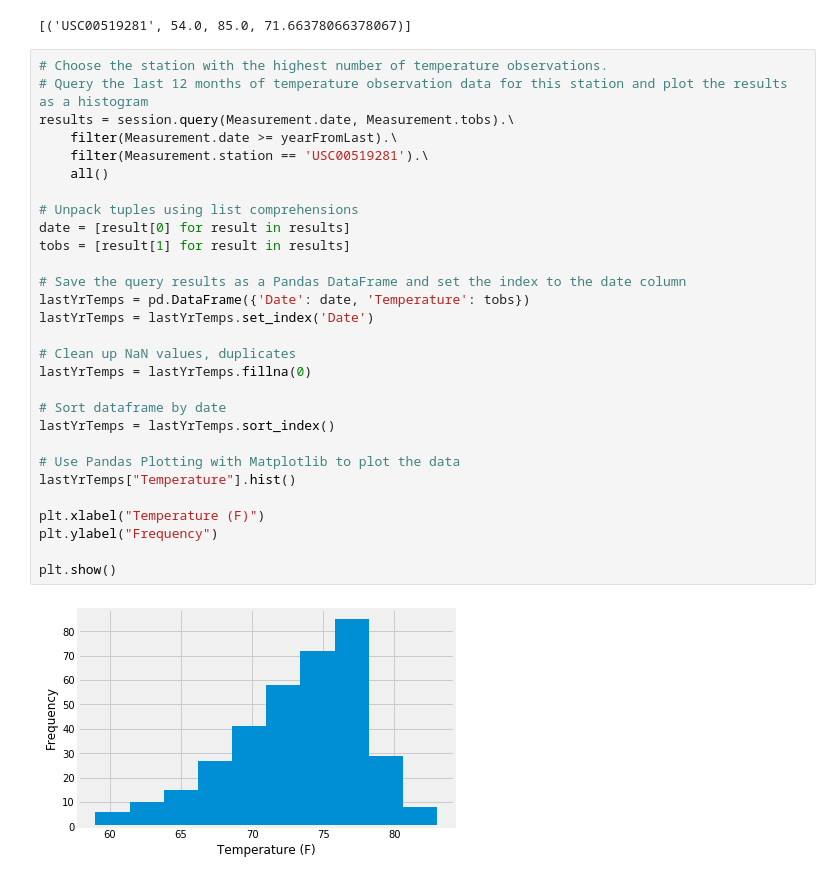
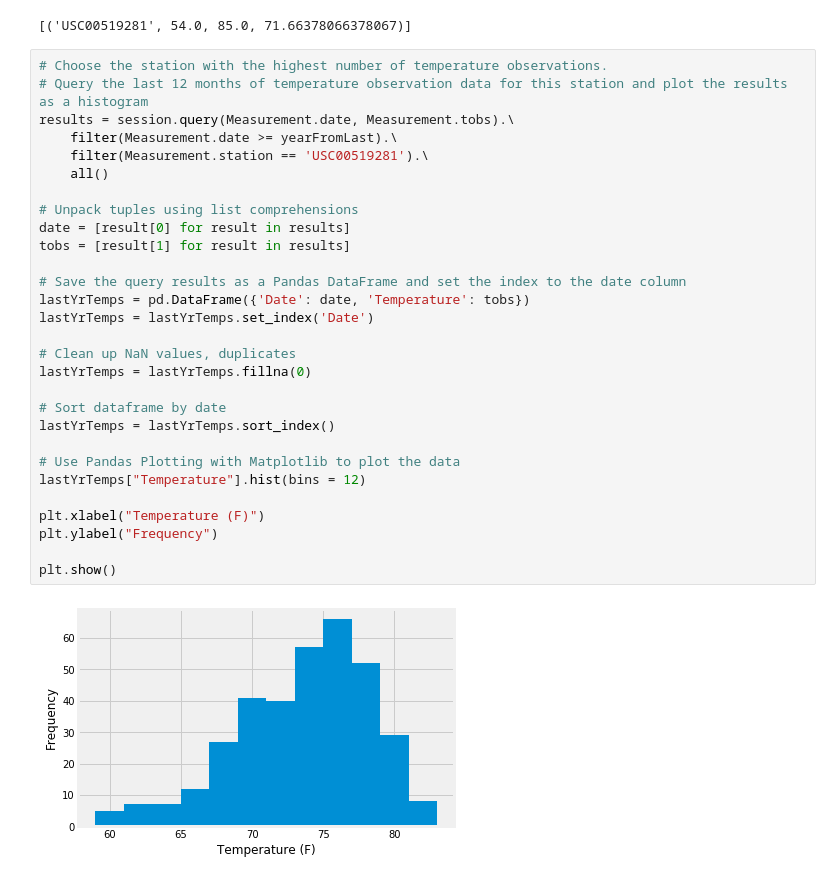
Before and after one commit to speculadora1/sqlalchemy-challenge, a Jupyter notebook: climate.ipynb, the cells around one changed output. Cells and saved outputs as stored; diff of their text form.

Commit message:
Plot code changes to analysis notebook

```diff
--- a/climate.ipynb
+++ b/climate.ipynb
@@ -148,31 +148,31 @@ session.query(*sel).group_by(Measurement.station).filter(Measurement.station ==
 # %%
 # Choose the station with the highest number of temperature observations.
 # Query the last 12 months of temperature observation data for this station and plot the results as a histogram
 results = session.query(Measurement.date, Measurement.tobs).\
     filter(Measurement.date >= yearFromLast).\
     filter(Measurement.station == 'USC00519281').\
     all()
 
 # Unpack tuples using list comprehensions
 date = [result[0] for result in results]
 tobs = [result[1] for result in results]
 
 # Save the query results as a Pandas DataFrame and set the index to the date column
 lastYrTemps = pd.DataFrame({'Date': date, 'Temperature': tobs})
 lastYrTemps = lastYrTemps.set_index('Date')
 
 # Clean up NaN values, duplicates
 lastYrTemps = lastYrTemps.fillna(0)
 
 # Sort dataframe by date
 lastYrTemps = lastYrTemps.sort_index()
 
 # Use Pandas Plotting with Matplotlib to plot the data
-lastYrTemps["Temperature"].hist()
+lastYrTemps["Temperature"].hist(bins = 12)
 
 plt.xlabel("Temperature (F)")
 plt.ylabel("Frequency")
 
 plt.show()
 # %% [output]
-[figure, old version]
+[figure, new version]
```
Also changed, not shown: parts of 9 cells of this notebook.
